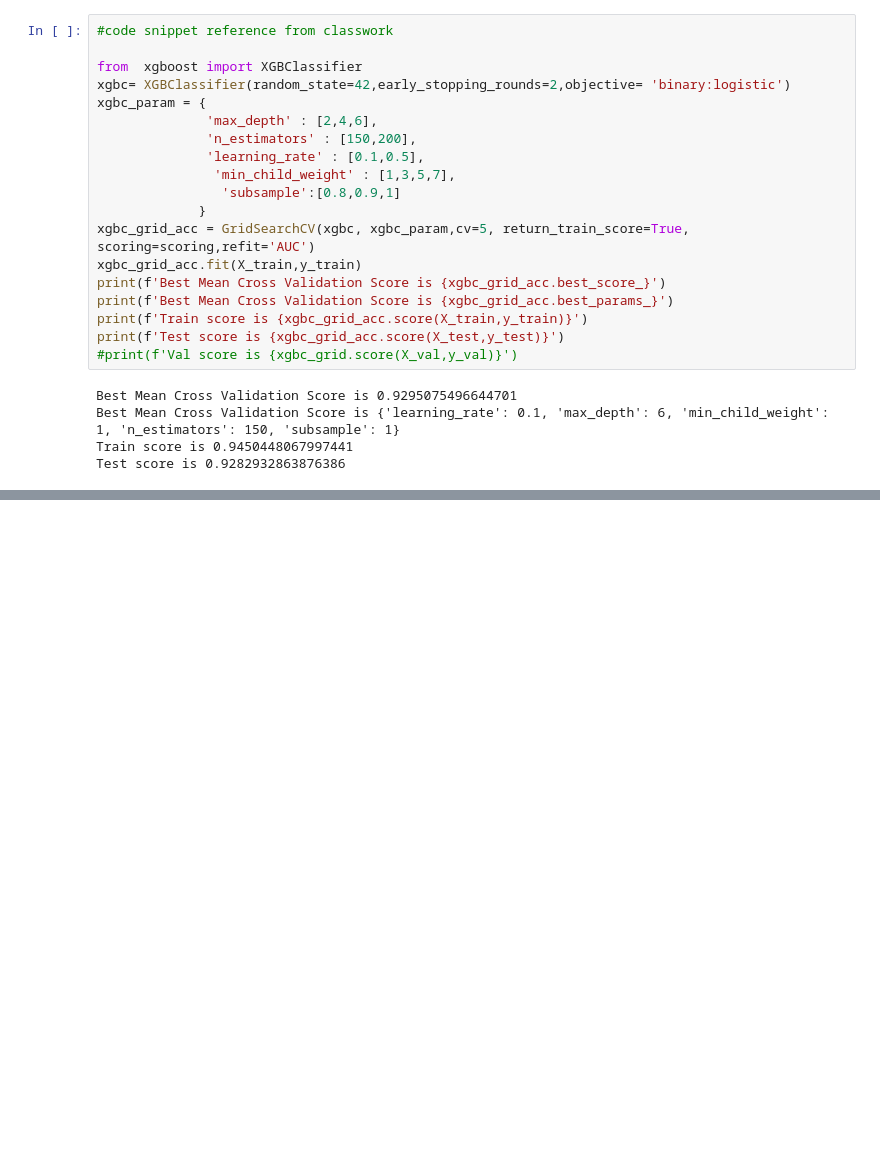
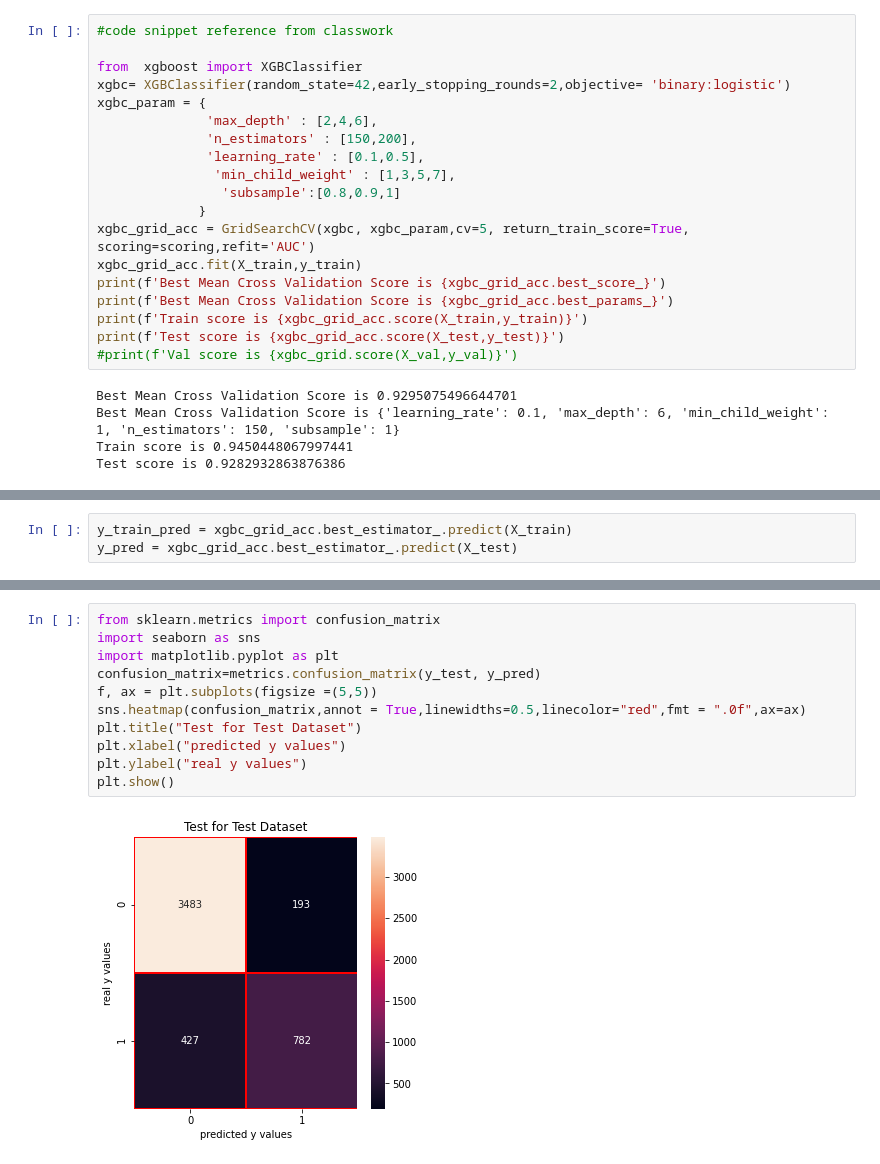
Before and after one commit to rajadevineni/Income_classification, a Jupyter notebook: income_classification.ipynb, the cells around one changed output, grey strips where cells are left out. Cells and saved outputs as stored; diff of their text form; blank space fills up the shorter version.

```diff
--- a/income_classification.ipynb
+++ b/income_classification.ipynb
@@ -921,0 +850,3 @@ Test score is 0.7192118226600984
+# %%
+y_train_pred = xgbc_grid_acc.best_estimator_.predict(X_train)
+y_pred = xgbc_grid_acc.best_estimator_.predict(X_test)
@@ -921,0 +877,13 @@ Test score is 0.7192118226600984
+# %%
+from sklearn.metrics import confusion_matrix
+import seaborn as sns
+import matplotlib.pyplot as plt
+confusion_matrix=metrics.confusion_matrix(y_test, y_pred)
+f, ax = plt.subplots(figsize =(5,5))
+sns.heatmap(confusion_matrix,annot = True,linewidths=0.5,linecolor="red",fmt = ".0f",ax=ax)
+plt.title("Test for Test Dataset")
+plt.xlabel("predicted y values")
+plt.ylabel("real y values")
+plt.show()
+# %% [output]
+[figure, added]
```
Also changed, not shown: parts of 7 cells of this notebook.
